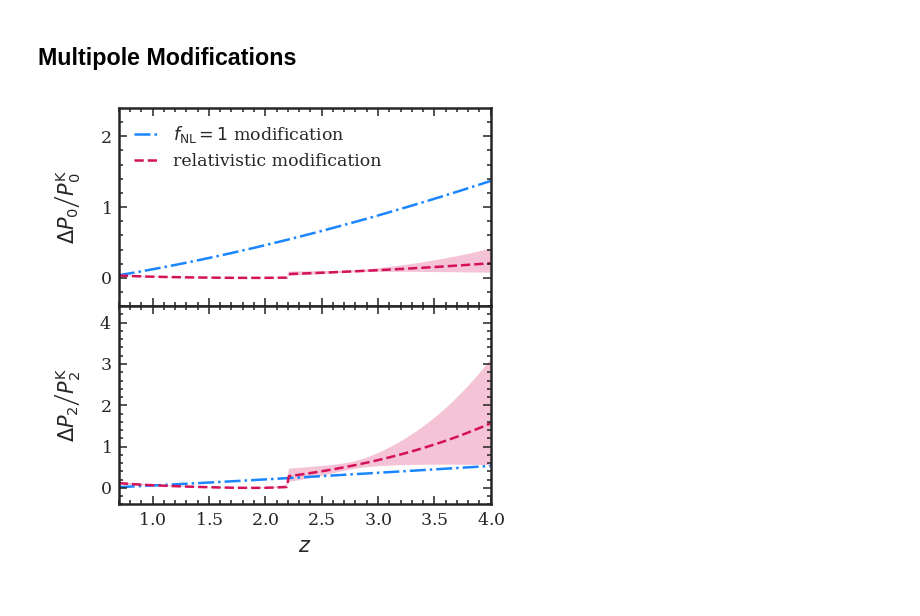
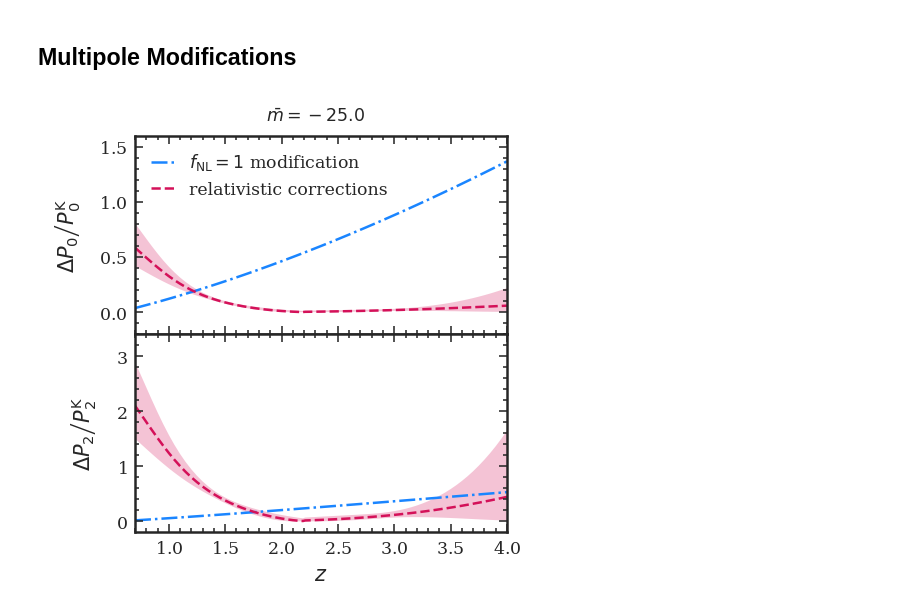
Before and after one commit to MikeSWang/HorizonGRound, a Jupyter notebook: notebooks/compare_clustering_modifications.ipynb, the cells around one changed output. Cells and saved outputs as stored; diff of their text form; code cells hidden in the pictures.

```diff
--- a/notebooks/compare_clustering_modifications.ipynb
+++ b/notebooks/compare_clustering_modifications.ipynb
@@ -32,8 +32,10 @@ from horizonground.clustering_modification import (
 
 os.environ['HDF5_USE_FILE_LOCKING'] = 'FALSE'
 
-model = np.random.choice(["PLE_model", "hybrid_model"])
+model = np.random.choice(["PLE_model"])  # "PLE_model", "hybrid_model"
+threshold = "-25.0"  # "-22.0", "-25.0"
+
+print("Selected: {}, magnitude limit {}".format(model, threshold))
+
 publication_dir = PATHOUT/"publication"/model
-
-print("Selected:", model)
 # %% [output]
@@ -45,9 +47,9 @@ FIDUCIAL_NON_GAUSSNIANTY = 1.
 # %% [markdown]
 ## Relativistic correction quantiles
 # %%
-chain_files = glob.glob(
-    "/".join([str(publication_dir), "dense_points", "correction", "relcrct_z*"])
-)
+chain_files = glob.glob("/".join([
+    str(publication_dir), "dense_points", "correction", "relcrct_z*m{}*".format(threshold)
+]))
 # %%
 quantile_levels = [0.022750, 0.158655, 0.5, 0.841345, 0.977250]
 # %%
@@ -155,7 +157,7 @@ quadrupole_GR_upper = np.asarray([
 # %%
 ALPHA = 0.25
 if model == 'PLE_model':
-    SMOOTH = 0.25
+    SMOOTH = 0.01
 elif model == 'hybrid_model':
     SMOOTH = 0.01
 
@@ -169,7 +171,7 @@ monopole.plot(
 )
 monopole.plot(
     dense_redshifts, monopole_GR / monopole_RSD,
-    ls='--', c='#D41159', zorder=0, label="relativistic modification"
+    ls='--', c='#D41159', zorder=0, label="relativistic corrections"
 )
 monopole.fill_between(
     dense_redshifts,
@@ -179,36 +181,35 @@ monopole.fill_between(
 
 monopole.legend(handlelength=1.4, loc='upper left')
 monopole.tick_params(axis='x', which='both', labelbottom=False)
-monopole.set_yticks(np.arange(-1., 5., step=1.))
 monopole.xaxis.set_minor_locator(AutoMinorLocator())
 monopole.yaxis.set_minor_locator(AutoMinorLocator())
 monopole.set_xlim(min(dense_redshifts), max(dense_redshifts))
-monopole.set_ylim(-0.4, 2.4)
+monopole.set_ylim(-0.2, 1.6)
 monopole.set_ylabel(r"$\Delta P_0\left/P_0^\mathrm{K}\right.$", labelpad=8)
 
 quadrupole = plt.subplot2grid((2, 1), (1, 0), sharex=monopole)
 
 quadrupole.plot(
     dense_redshifts, quadrupole_PNG / quadrupole_RSD,
     ls='-.', c='#1A85FF', zorder=0
 )
 quadrupole.plot(
     dense_redshifts, gaussian_filter1d(quadrupole_GR / quadrupole_RSD, SMOOTH, mode='nearest'),
     ls='--', c='#D41159', zorder=0
 )
 quadrupole.fill_between(
     dense_redshifts,
     gaussian_filter1d(quadrupole_GR_lower / quadrupole_RSD, SMOOTH, mode='nearest'),
     gaussian_filter1d(quadrupole_GR_upper / quadrupole_RSD, SMOOTH, mode='nearest'),
     facecolor='#D41159', edgecolor='None', alpha=ALPHA, zorder=-1
 )
 
-quadrupole.set_yticks(np.arange(-1., 5., step=1.))
 quadrupole.yaxis.set_minor_locator(AutoMinorLocator())
-quadrupole.set_ylim(-0.4, 4.4)
+quadrupole.set_ylim(-0.2, 3.4)
 quadrupole.set_xlabel(r"$z$")
 quadrupole.set_ylabel(r"$\Delta P_2\left/P_2^\mathrm{K}\right.$", labelpad=8)
 
-fig.savefig(publication_dir/"gallery"/"scale-dependent_modifications.pdf")
+fig.suptitle(r"$\bar{{m}} = {}$".format(threshold), fontsize='small', y=0.935)
+fig.savefig(publication_dir/"gallery"/"scale-dependent_modifications_m{}.pdf".format(threshold))
 # %% [output]
-[figure, old version]
+[figure, new version]
```
Also changed, not shown: parts of 1 cell of this notebook, 6 other files.
